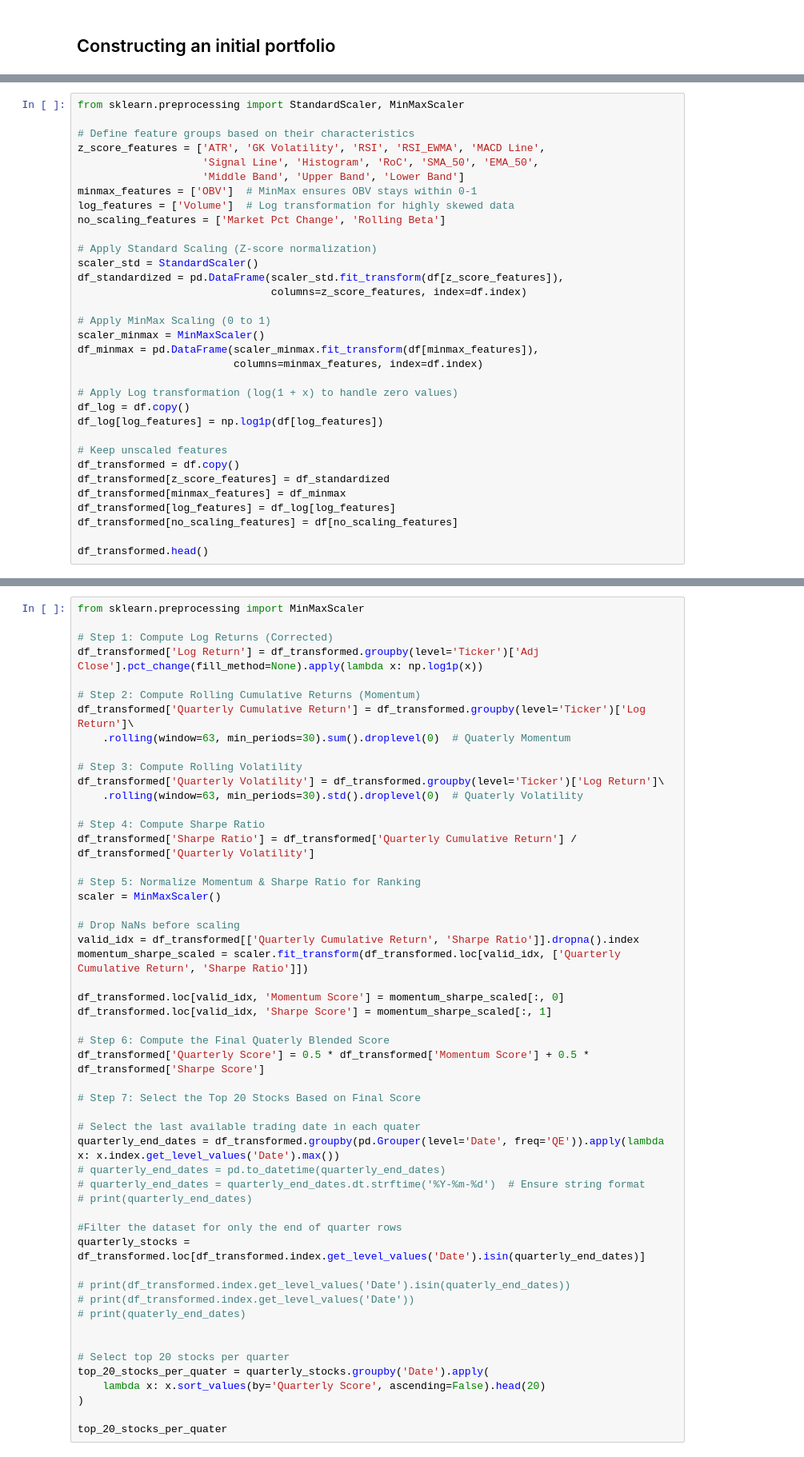
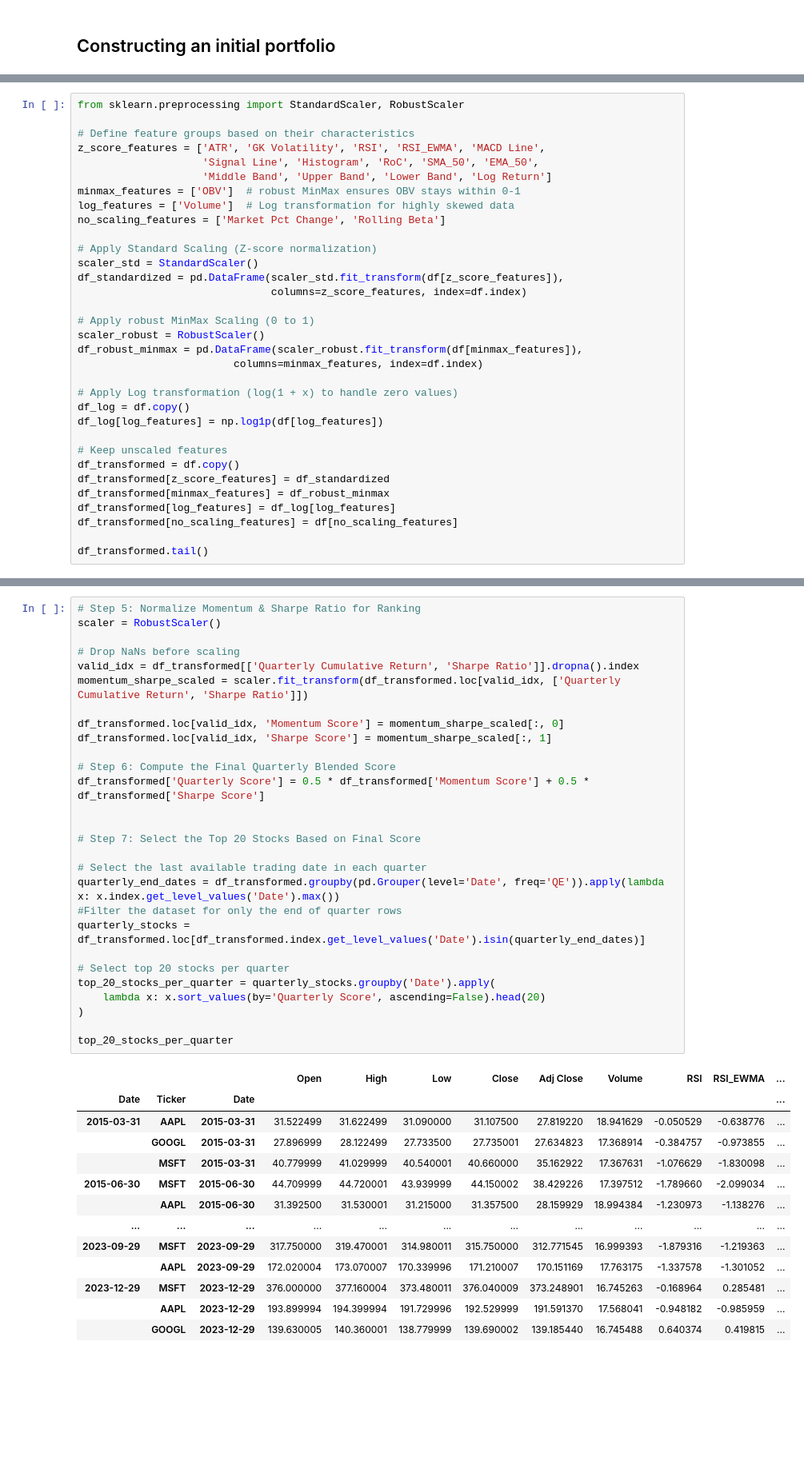
Before and after one commit to codyrosenzweig1/Quant_Trading_Basics_ML, a Jupyter notebook: Personal_Trading_Stratergy.ipynb, the cells around one changed output, grey strips where cells are left out. Shown at 80% size. Saved outputs shown, nothing was run; the diff lists cells and outputs as text; blank space fills up the shorter version.

Commit message:
Working on new stratergy to construct portfolio and select top stocks

```diff
--- a/Personal_Trading_Stratergy.ipynb
+++ b/Personal_Trading_Stratergy.ipynb
@@ -800,11 +782,11 @@ Next steps:
 # %%
-from sklearn.preprocessing import StandardScaler, MinMaxScaler
+from sklearn.preprocessing import StandardScaler, RobustScaler
 
 # Define feature groups based on their characteristics
 z_score_features = ['ATR', 'GK Volatility', 'RSI', 'RSI_EWMA', 'MACD Line',
                     'Signal Line', 'Histogram', 'RoC', 'SMA_50', 'EMA_50',
-                    'Middle Band', 'Upper Band', 'Lower Band']
-minmax_features = ['OBV']  # MinMax ensures OBV stays within 0-1
+                    'Middle Band', 'Upper Band', 'Lower Band', 'Log Return']
+minmax_features = ['OBV']  # robust MinMax ensures OBV stays within 0-1
 log_features = ['Volume']  # Log transformation for highly skewed data
 no_scaling_features = ['Market Pct Change', 'Rolling Beta']
 
@@ -813,9 +795,9 @@ scaler_std = StandardScaler()
 df_standardized = pd.DataFrame(scaler_std.fit_transform(df[z_score_features]),
                                columns=z_score_features, index=df.index)
 
-# Apply MinMax Scaling (0 to 1)
-scaler_minmax = MinMaxScaler()
-df_minmax = pd.DataFrame(scaler_minmax.fit_transform(df[minmax_features]),
+# Apply robust MinMax Scaling (0 to 1)
+scaler_robust = RobustScaler()
+df_robust_minmax = pd.DataFrame(scaler_robust.fit_transform(df[minmax_features]),
                          columns=minmax_features, index=df.index)
 
 # Apply Log transformation (log(1 + x) to handle zero values)
@@ -825,8 +807,8 @@ df_log[log_features] = np.log1p(df[log_features])
 # Keep unscaled features
 df_transformed = df.copy()
 df_transformed[z_score_features] = df_standardized
-df_transformed[minmax_features] = df_minmax
+df_transformed[minmax_features] = df_robust_minmax
 df_transformed[log_features] = df_log[log_features]
 df_transformed[no_scaling_features] = df[no_scaling_features]
 
-df_transformed.head()
+df_transformed.tail()
@@ -833,52 +824,42 @@ df_transformed.head()
 # %%
-from sklearn.preprocessing import MinMaxScaler
-
-# Step 1: Compute Log Returns (Corrected)
-df_transformed['Log Return'] = df_transformed.groupby(level='Ticker')['Adj Close'].pct_change(fill_method=None).apply(lambda x: np.log1p(x))
-
-# Step 2: Compute Rolling Cumulative Returns (Momentum)
-df_transformed['Quarterly Cumulative Return'] = df_transformed.groupby(level='Ticker')['Log Return']\
-    .rolling(window=63, min_periods=30).sum().droplevel(0)  # Quaterly Momentum
-
-# Step 3: Compute Rolling Volatility
-df_transformed['Quarterly Volatility'] = df_transformed.groupby(level='Ticker')['Log Return']\
-    .rolling(window=63, min_periods=30).std().droplevel(0)  # Quaterly Volatility
-
-# Step 4: Compute Sharpe Ratio
-df_transformed['Sharpe Ratio'] = df_transformed['Quarterly Cumulative Return'] / df_transformed['Quarterly Volatility']
-
 # Step 5: Normalize Momentum & Sharpe Ratio for Ranking
-scaler = MinMaxScaler()
+scaler = RobustScaler()
 
 # Drop NaNs before scaling
 valid_idx = df_transformed[['Quarterly Cumulative Return', 'Sharpe Ratio']].dropna().index
 momentum_sharpe_scaled = scaler.fit_transform(df_transformed.loc[valid_idx, ['Quarterly Cumulative Return', 'Sharpe Ratio']])
 
 df_transformed.loc[valid_idx, 'Momentum Score'] = momentum_sharpe_scaled[:, 0]
 df_transformed.loc[valid_idx, 'Sharpe Score'] = momentum_sharpe_scaled[:, 1]
 
-# Step 6: Compute the Final Quaterly Blended Score
+# Step 6: Compute the Final Quarterly Blended Score
 df_transformed['Quarterly Score'] = 0.5 * df_transformed['Momentum Score'] + 0.5 * df_transformed['Sharpe Score']
+
 
 # Step 7: Select the Top 20 Stocks Based on Final Score
 
-# Select the last available trading date in each quater
+# Select the last available trading date in each quarter
 quarterly_end_dates = df_transformed.groupby(pd.Grouper(level='Date', freq='QE')).apply(lambda x: x.index.get_level_values('Date').max())
-# quarterly_end_dates = pd.to_datetime(quarterly_end_dates)
-# quarterly_end_dates = quarterly_end_dates.dt.strftime('%Y-%m-%d')  # Ensure string format
-# print(quarterly_end_dates)
-
 #Filter the dataset for only the end of quarter rows
 quarterly_stocks = df_transformed.loc[df_transformed.index.get_level_values('Date').isin(quarterly_end_dates)]
 
-# print(df_transformed.index.get_level_values('Date').isin(quaterly_end_dates))
-# print(df_transformed.index.get_level_values('Date'))
-# print(quaterly_end_dates)
-
-
 # Select top 20 stocks per quarter
-top_20_stocks_per_quater = quarterly_stocks.groupby('Date').apply(
+top_20_stocks_per_quarter = quarterly_stocks.groupby('Date').apply(
     lambda x: x.sort_values(by='Quarterly Score', ascending=False).head(20)
 )
 
-top_20_stocks_per_quater
+top_20_stocks_per_quarter
+# %% [output]
+|  |  |  | Open | High | Low | Close | Adj Close | Volume | RSI | RSI_EWMA | ... |
+| Date | Ticker | Date |  |  |  |  |  |  |  |  | ... |
+| 2015-03-31 | AAPL | 2015-03-31 | 31.522499 | 31.622499 | 31.090000 | 31.107500 | 27.819220 | 18.941629 | -0.050529 | -0.638776 | ... |
+|  | GOOGL | 2015-03-31 | 27.896999 | 28.122499 | 27.733500 | 27.735001 | 27.634823 | 17.368914 | -0.384757 | -0.973855 | ... |
+|  | MSFT | 2015-03-31 | 40.779999 | 41.029999 | 40.540001 | 40.660000 | 35.162922 | 17.367631 | -1.076629 | -1.830098 | ... |
+| 2015-06-30 | MSFT | 2015-06-30 | 44.709999 | 44.720001 | 43.939999 | 44.150002 | 38.429226 | 17.397512 | -1.789660 | -2.099034 | ... |
+|  | AAPL | 2015-06-30 | 31.392500 | 31.530001 | 31.215000 | 31.357500 | 28.159929 | 18.994384 | -1.230973 | -1.138276 | ... |
+| ... | ... | ... | ... | ... | ... | ... | ... | ... | ... | ... | ... |
+| 2023-09-29 | MSFT | 2023-09-29 | 317.750000 | 319.470001 | 314.980011 | 315.750000 | 312.771545 | 16.999393 | -1.879316 | -1.219363 | ... |
+|  | AAPL | 2023-09-29 | 172.020004 | 173.070007 | 170.339996 | 171.210007 | 170.151169 | 17.763175 | -1.337578 | -1.301052 | ... |
+| 2023-12-29 | MSFT | 2023-12-29 | 376.000000 | 377.160004 | 373.480011 | 376.040009 | 373.248901 | 16.745263 | -0.168964 | 0.285481 | ... |
+|  | AAPL | 2023-12-29 | 193.899994 | 194.399994 | 191.729996 | 192.529999 | 191.591370 | 17.568041 | -0.948182 | -0.985959 | ... |
+|  | GOOGL | 2023-12-29 | 139.630005 | 140.360001 | 138.779999 | 139.690002 | 139.185440 | 16.745488 | 0.640374 | 0.419815 | ... |
```
Also changed, not shown: parts of 17 cells of this notebook.
